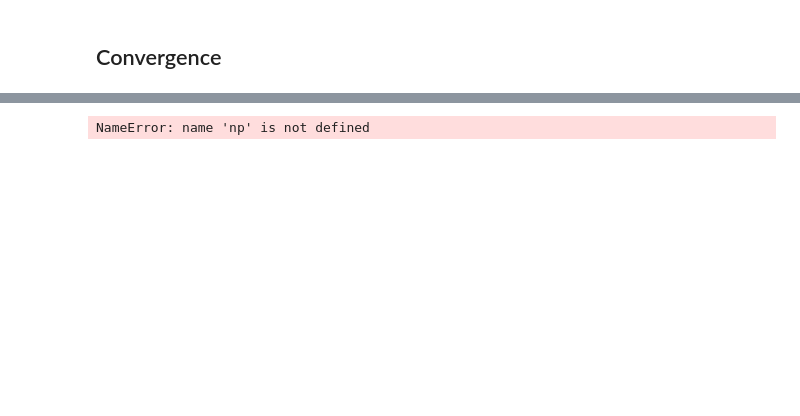
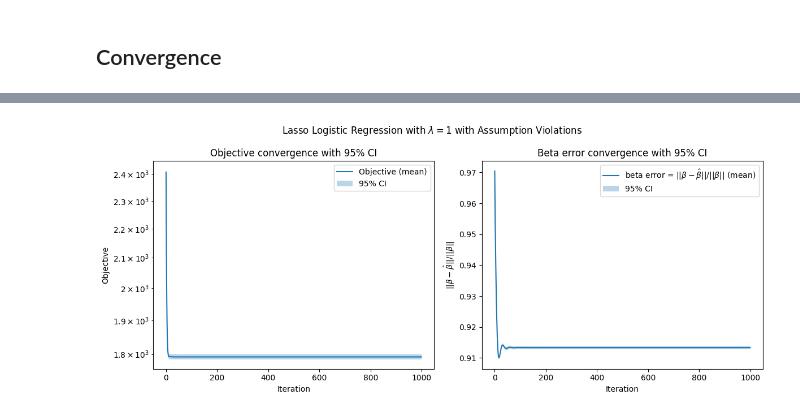
Before and after one commit to olaidczak/aml-project-1, a Jupyter notebook: src/experiments/comparison.ipynb, the cells around one changed output, grey strips where cells are left out. Cells and saved outputs as stored; diff of their text form; code cells hidden in the pictures; blank space fills up the shorter version.

```diff
--- a/src/experiments/comparison.ipynb
+++ b/src/experiments/comparison.ipynb
@@ -396,30 +166,8 @@ beta_upper = beta_mean + z * beta_se
 # %%
-k = np.arange(1, 1001)
-ref = 1 / (k**2)
-iterations = np.arange(objective.shape[1])
-ref_scaled = ref + obj_mean[-1]
-
-fig, axes = plt.subplots(1, 2, figsize=(12, 5))  # 1 row, 2 columns
-
-axes[0].plot(iterations, obj_mean, label="Objective (mean)")
-axes[0].fill_between(iterations, obj_lower, obj_upper, alpha=0.3, label="95% CI")
-axes[0].set_xlabel("Iteration")
-axes[0].set_ylabel("Objective")
-axes[0].set_title("Objective convergence with 95% CI")
-axes[0].legend()
-axes[0].yscale("log")
-axes[1].plot(
-    iterations,
-    beta_mean,
-    label=r"beta error = $||\beta - \hat{\beta}||/||\beta||$ (mean)",
+plot_convergence(
+    objective, beta_error,
+    title=r"Lasso Logistic Regression with $\lambda=1$ with Assumption Violations",
+    log_scale_obj=True,
 )
-axes[1].fill_between(iterations, beta_lower, beta_upper, alpha=0.3, label="95% CI")
-axes[1].set_xlabel("Iteration")
-axes[1].set_ylabel(r"$||\beta - \hat{\beta}||/||\beta||$")
-axes[1].set_title("Beta error convergence with 95% CI")
-axes[1].legend()
-fig.suptitle(r"Lasso Logistic Regression with $\lambda=1$ with Assumption Violations")
-plt.tight_layout()
-plt.show()
 # %% [output]
-NameError: name 'np' is not defined
+[figure, added]
```
Also changed, not shown: parts of 15 cells of this notebook, 1 other file.
